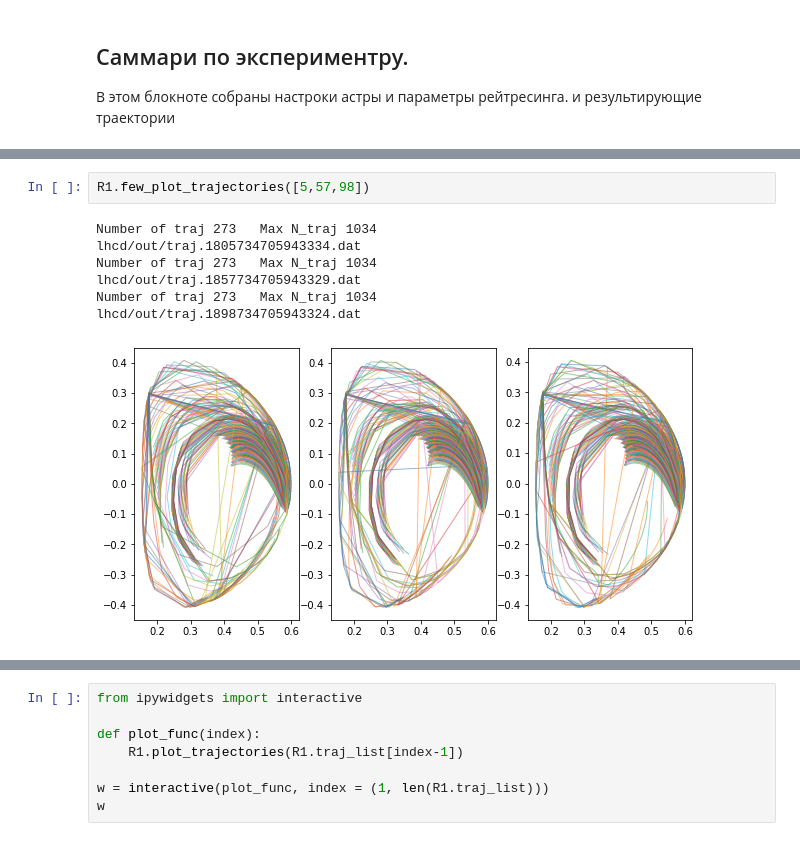
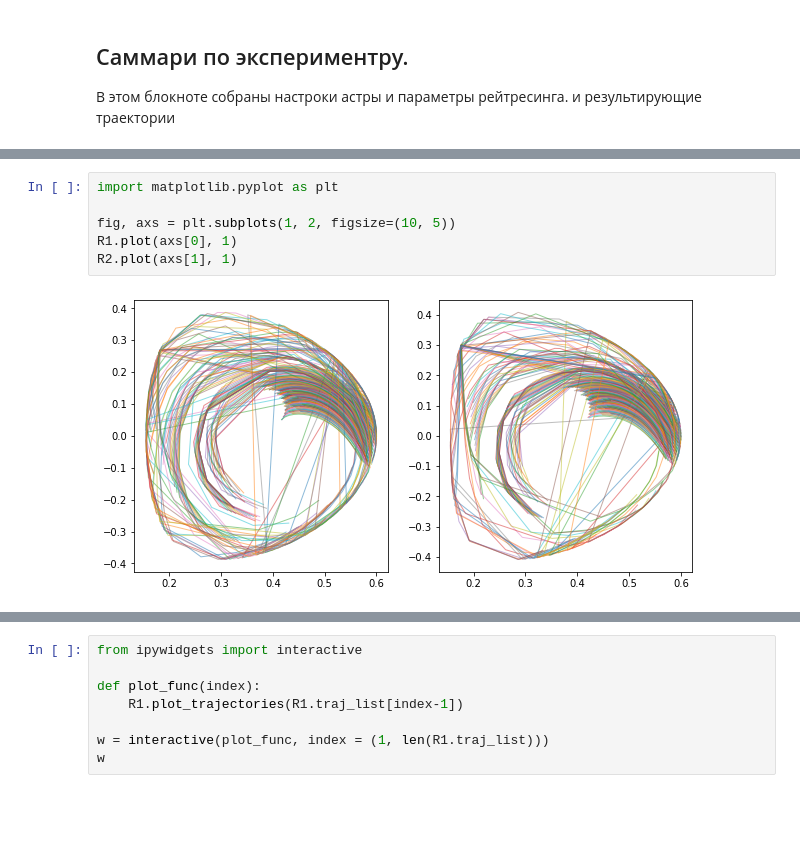
Before and after one commit to temper8/Discharge, a Jupyter notebook: astra/summary.ipynb, the cells around one changed output, grey strips where cells are left out. Drawn from its saved outputs; the diff is of its cells as text; blank space fills up the shorter version.

```diff
--- a/astra/summary.ipynb
+++ b/astra/summary.ipynb
@@ -32,10 +45,8 @@ R1.plot_trajectories(R1.traj_list[3])
-# %%
-R1.few_plot_trajectories([5,57,98])
-# %% [output]
-Number of traj 273   Max N_traj 1034
-lhcd/out/traj.1805734705943334.dat
-Number of traj 273   Max N_traj 1034
-lhcd/out/traj.1857734705943329.dat
-Number of traj 273   Max N_traj 1034
-lhcd/out/traj.1898734705943324.dat
-[figure, removed]
+# %%
+import matplotlib.pyplot as plt
+
+fig, axs = plt.subplots(1, 2, figsize=(10, 5))
+R1.plot(axs[0], 1)
+R2.plot(axs[1], 1)
+# %% [output]
+[figure, added]
```
Also changed, not shown: parts of 5 cells of this notebook.
